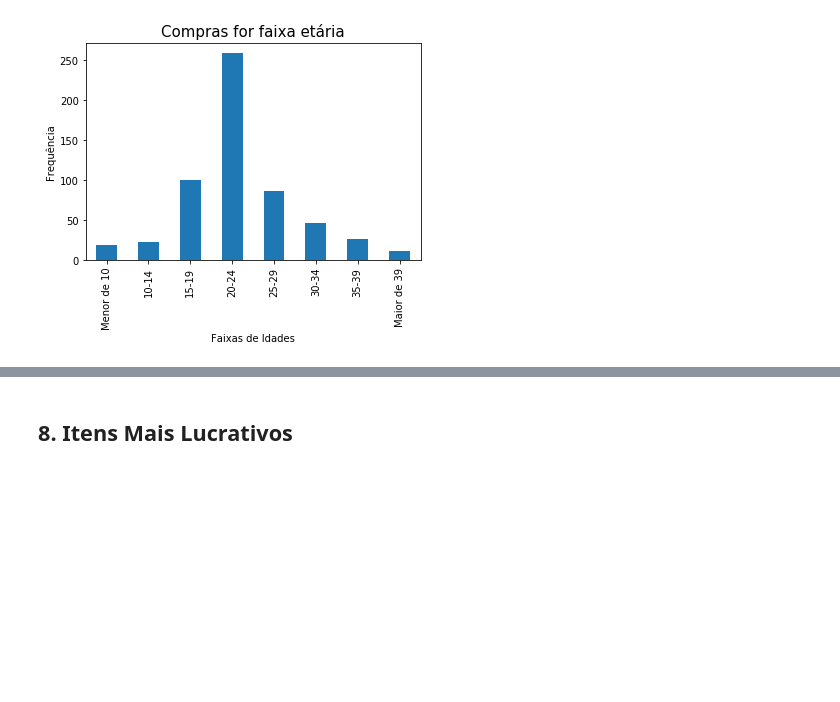
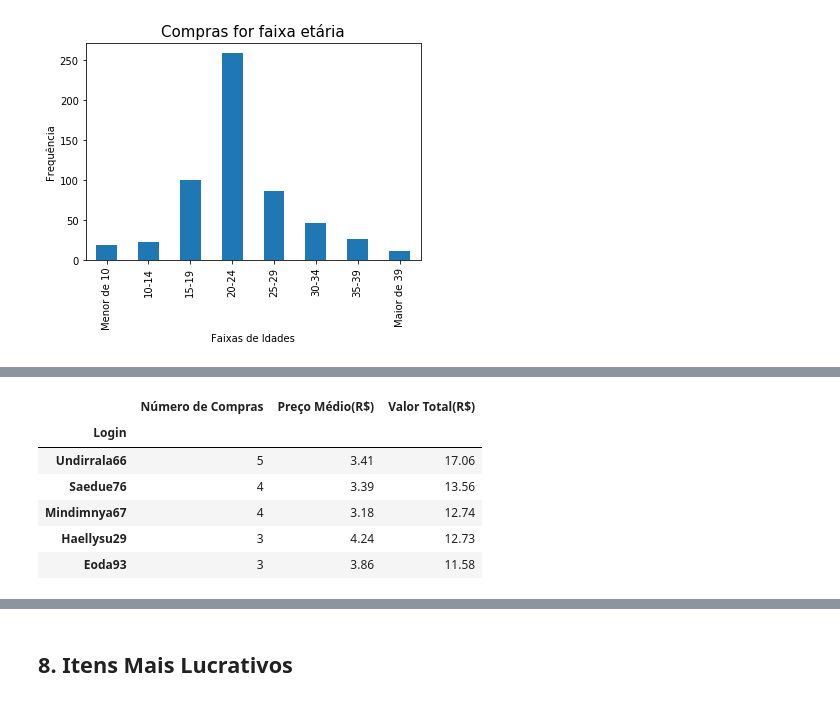
Before and after one commit to ralsouza/python_fundamentos, a Jupyter notebook: src/05_desafio/05_missao05.ipynb, the cells around one changed output, grey strips where cells are left out. Saved outputs shown, nothing was run; the diff lists cells and outputs as text; code cells hidden in the pictures; blank space fills up the shorter version.

```diff
--- a/src/05_desafio/05_missao05.ipynb
+++ b/src/05_desafio/05_missao05.ipynb
@@ -311,0 +320,2 @@ Text(0.5, 0, 'Faixas de Idades')
+# %%
+consumidores_populares = purchase_file[['Login','Nome do Item','Valor']]
@@ -311,0 +331,22 @@ Text(0.5, 0, 'Faixas de Idades')
+# %%
+top_por_compras = consumidores_populares.groupby(['Login']).count()['Nome do Item']
+top_por_valor_medio = round(consumidores_populares.groupby('Login').mean()['Valor'], 2)
+top_por_valor_total = consumidores_populares.groupby('Login').sum()['Valor']
+
+top_consumidores = pd.DataFrame({'Número de Compras': top_por_compras,
+                                 'Preço Médio(R$)': top_por_valor_medio,
+                                 'Valor Total(R$)': top_por_valor_total}) \
+                                 .sort_values(by=['Valor Total(R$)'], ascending=False) \
+                                 .head(5)
+
+top_itens = consumidores_populares['Nome do Item'].value_counts().head(5)
+# %%
+top_consumidores
+# %% [output]
+|  | Número de Compras | Preço Médio(R$) | Valor Total(R$) |
+| Login |  |  |  |
+| Undirrala66 | 5 | 3.41 | 17.06 |
+| Saedue76 | 4 | 3.39 | 13.56 |
+| Mindimnya67 | 4 | 3.18 | 12.74 |
+| Haellysu29 | 3 | 4.24 | 12.73 |
+| Eoda93 | 3 | 3.86 | 11.58 |
```
Also changed, not shown: parts of 14 cells of this notebook.
